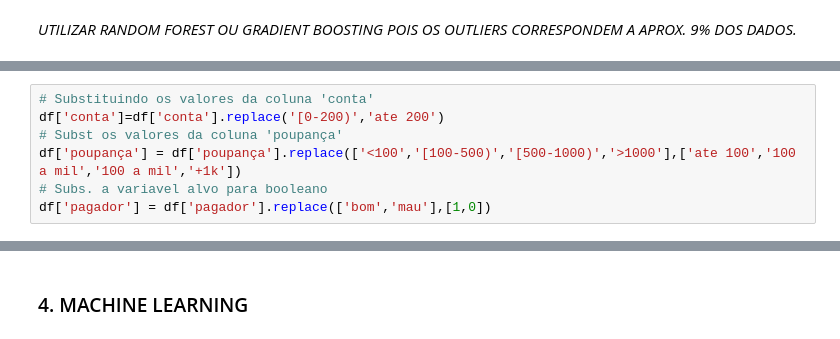
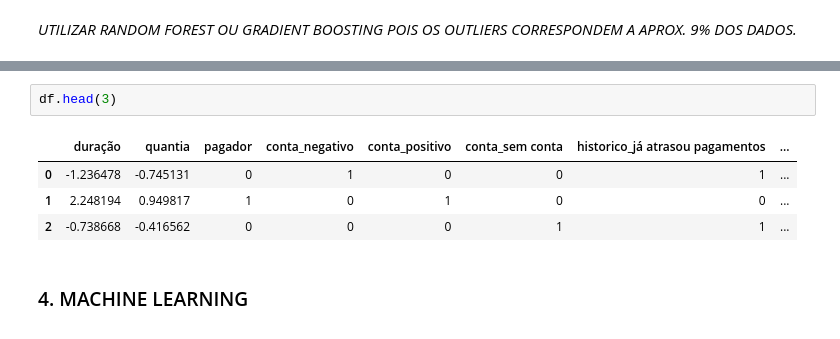
Before and after one commit to joaovictordds/Analise_Credito, a Jupyter notebook: credito.ipynb, the cells around one changed output, grey strips where cells are left out. Saved outputs shown, nothing was run; the diff lists cells and outputs as text.

```diff
--- a/credito.ipynb
+++ b/credito.ipynb
@@ -193,7 +67,0 @@ Name: pagador, dtype: int64
-# %%
-# Substituindo os valores da coluna 'conta'
-df['conta']=df['conta'].replace('[0-200)','ate 200')
-# Subst os valores da coluna 'poupança'
-df['poupança'] = df['poupança'].replace(['<100','[100-500)','[500-1000)','>1000'],['ate 100','100 a mil','100 a mil','+1k'])
-# Subs. a variavel alvo para booleano
-df['pagador'] = df['pagador'].replace(['bom','mau'],[1,0])
@@ -238,3 +79,10 @@ dt.head()
+# %%
+df.head(3)
+# %% [output]
+|  | duração | quantia | pagador | conta_negativo | conta_positivo | conta_sem conta | historico_já atrasou pagamentos | ... |
+| 0 | -1.236478 | -0.745131 | 0 | 1 | 0 | 0 | 1 | ... |
+| 1 | 2.248194 | 0.949817 | 1 | 0 | 1 | 0 | 0 | ... |
+| 2 | -0.738668 | -0.416562 | 0 | 0 | 0 | 1 | 1 | ... |
 # %% [markdown]
 ### 4. MACHINE LEARNING
 # %% [markdown]
```
Also changed, not shown: parts of 52 cells of this notebook, 2 other files.
